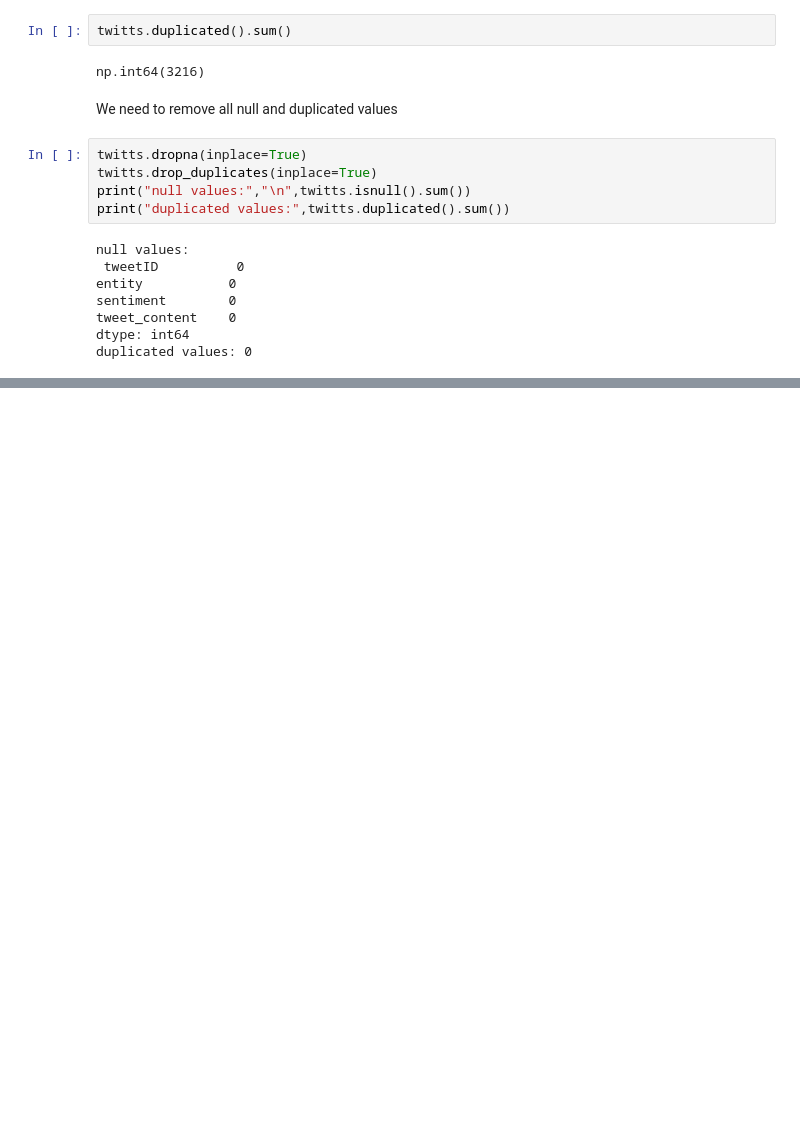
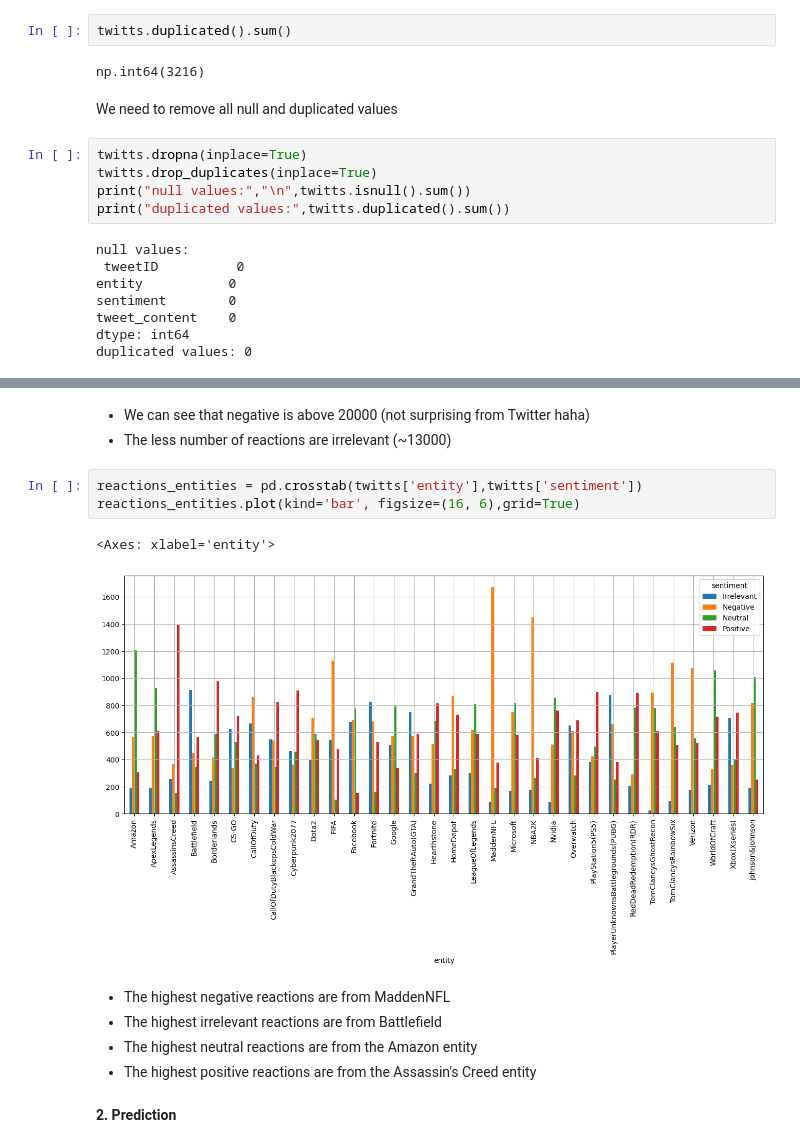
Before and after one commit to Clmnt-Cash/tweet_sentiment, a Jupyter notebook: main.ipynb, the cells around one changed output, grey strips where cells are left out. Cells and saved outputs as stored; diff of their text form; blank space fills up the shorter version.

```diff
--- a/main.ipynb
+++ b/main.ipynb
@@ -81,0 +124,16 @@ duplicated values: 0
+# %% [markdown]
+- We can see that negative is above 20000 (not surprising from Twitter haha)
+- The less number of reactions are irrelevant (~13000)
+# %%
+reactions_entities = pd.crosstab(twitts['entity'],twitts['sentiment'])
+reactions_entities.plot(kind='bar', figsize=(16, 6),grid=True)
+# %% [output]
+<Axes: xlabel='entity'>
+[figure, added]
+# %% [markdown]
+- The highest negative reactions are from MaddenNFL
+- The highest irrelevant reactions are from Battlefield
+- The highest neutral reactions are from the Amazon entity
+- The highest positive reactions are from the Assassin's Creed entity
+# %% [markdown]
+**2. Prediction**
```
Also changed, not shown: parts of 6 cells of this notebook.
